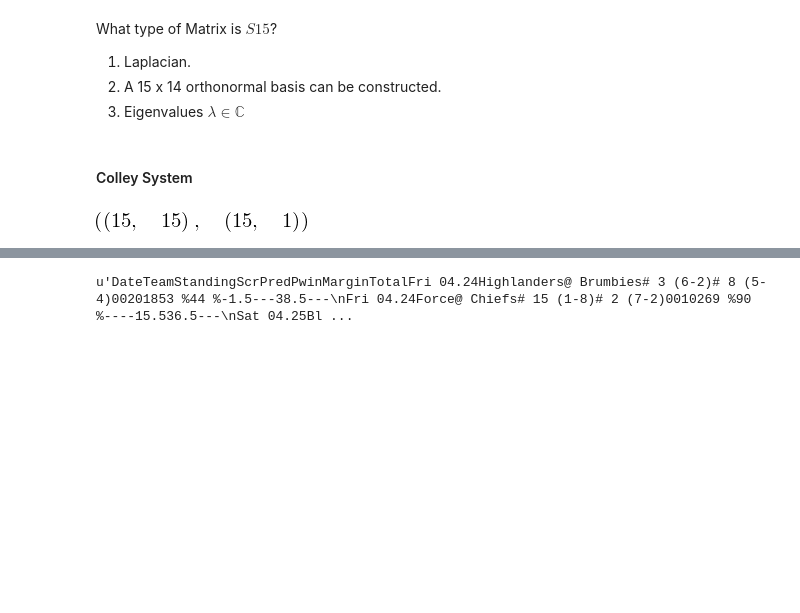
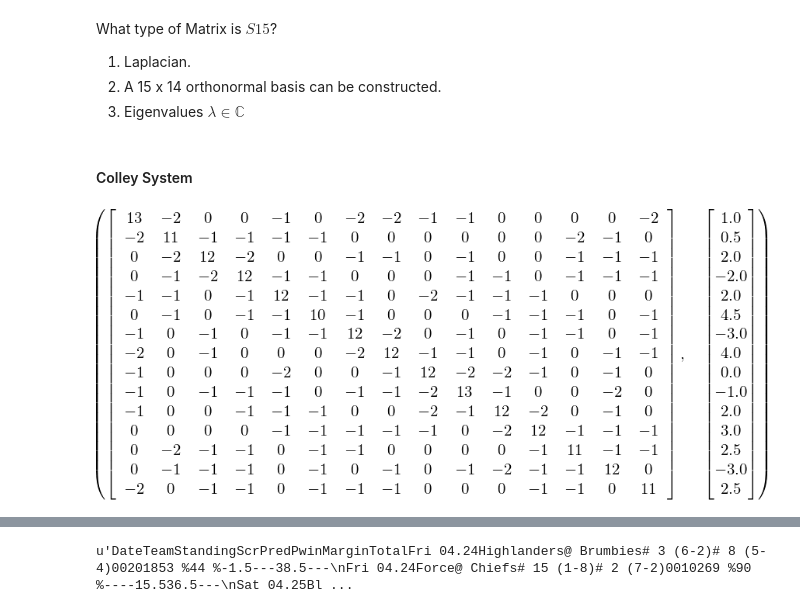
Before and after one commit to hillbs/Differential-Equations-and-Linear-Algebra, a Jupyter notebook: D003x.2 Unit 4.ipynb, the cells around one changed output, grey strips where cells are left out. Cells and saved outputs as stored; diff of their text form; code cells hidden in the pictures; blank space fills up the shorter version.

Commit message:
Somme added value
Added changes to functions and integration to matrix bases.

```diff
--- a/D003x.2 Unit 4.ipynb
+++ b/D003x.2 Unit 4.ipynb
@@ -281,26 +307,33 @@ What type of Matrix is $S15$?
 #### Colley System
 # %%
 #Colley Matrix approach
-Results_C = Matrix([[2+4-5],#Crusaders
-                    [2+4-4],#Rebels
-                    [2+5-4],#Brumbies
-                    [2+2-7],#Reds
-                    [2+5-4],#Lions
-                    [2+7-1],#Hurr
-                    [2+1-8],#Blues
-                    [2+7-2],#Chiefs
-                    [2+4-6],#Sharks
-                    [2+3-6],#Cheetahs
-                    [2+6-3],#Bulls
-                    [2+6-3],#Stormers
-                    [2+5-3],#Waratahs
-                    [2+1-8],#Force
-                    [2+6-2],#Highlanders
-                    ])/2
-S15_Colley = S15 + 2*eye(15)
-shape(S15_Colley), shape(Results_C)
+#bi = 1 + 1/2 (wi − li)
+#Manual approach
+#================================================
+# Results_C = Matrix([[2+4-5],#Crusaders\n",
+#                          [2+4-4],#Rebels\n",
+#                           [2+5-4],#Brumbies\n",
+#                           [2+2-7],#Reds\n",
+#                           [2+5-4],#Lions\n",
+#                           [2+7-1],#Hurr\n",
+#                           [2+1-8],#Blues\n",
+#                           [2+7-2],#Chiefs\n",
+#                           [2+4-6],#Sharks\n",
+#                           [2+3-6],#Cheetahs\n",
+#                           [2+6-3],#Bulls\n",
+#                           [2+6-3],#Stormers\n",
+#                           [2+5-3],#Waratahs\n",
+#                           [2+1-8],#Force\n",
+#                           [2+6-2],#Highlanders\n",
+#                           ])/2
+# S15_Colley = S15 + 2*eye(15)
+# shape(S15_Colley), shape(Results_C)
+#A more elegant way using the Base results...
+Results_C = ((S15_Base.clip(-1,1)).sum(axis=1)/2.)+1
+S15_Colley = S15.copy()+eye(15)*2
+Matrix(S15_Colley),Matrix(Results_C)
 # %% [output]
-[figure, old version]
+[figure, new version]
 # %%
 la.lstsq(S15_Colley,Results_C)
 S15_rank_Colley = Matrix([S15_names.T,la.lstsq(S15_Colley,Results_C)[0]])
```
Also changed, not shown: parts of 11 cells of this notebook.
